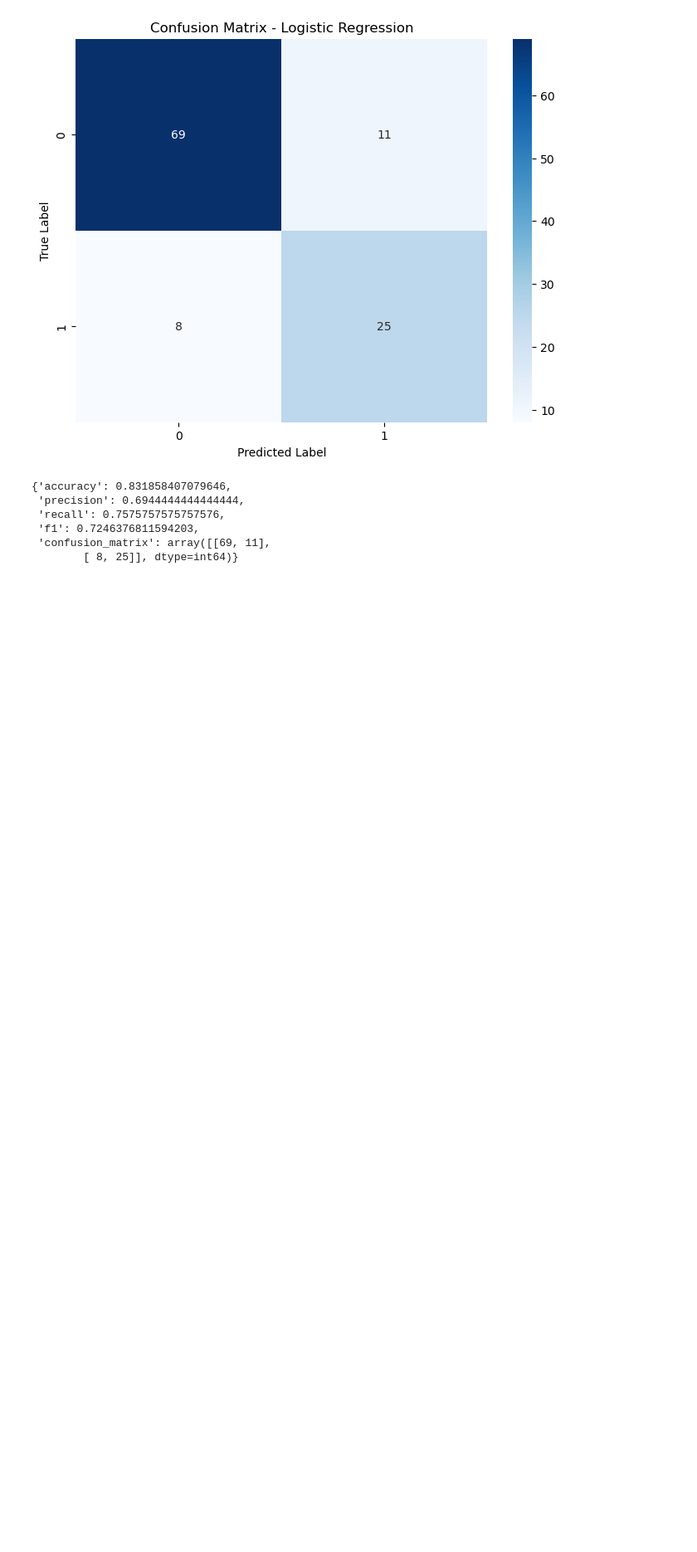
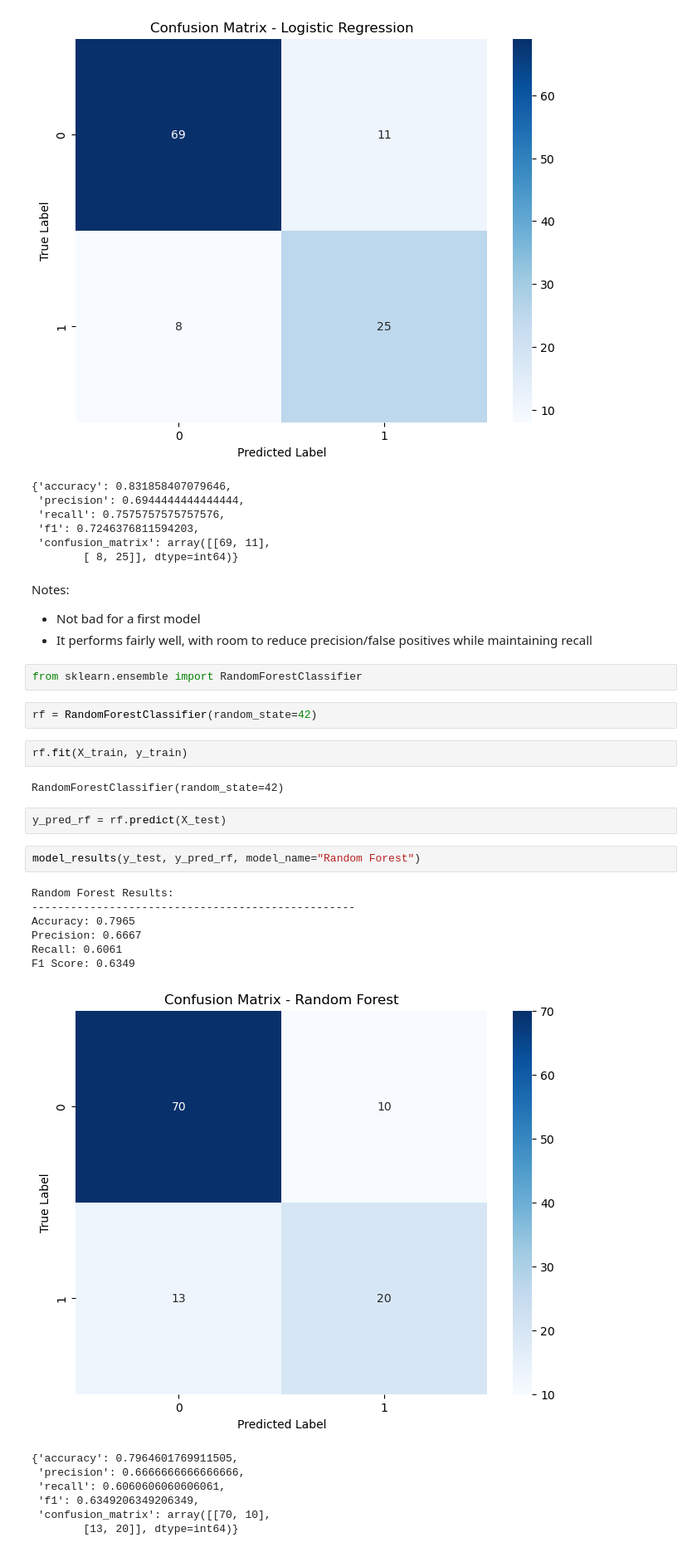
Before and after one commit to halchemylab/Autism_Prediction_Machine_Learning_Project, a Jupyter notebook: analysis.ipynb, the cells around one changed output. Shown at 83% size. Drawn from its saved outputs; the diff is of its cells as text; blank space fills up the shorter version.

```diff
--- a/analysis.ipynb
+++ b/analysis.ipynb
@@ -565,3 +565,33 @@ F1 Score: 0.7246
  'f1': 0.7246376811594203,
  'confusion_matrix': array([[69, 11],
         [ 8, 25]], dtype=int64)}
+# %% [markdown]
+Notes:
+- Not bad for a first model
+- It performs fairly well, with room to reduce precision/false positives while maintaining recall
+# %%
+from sklearn.ensemble import RandomForestClassifier
+# %%
+rf = RandomForestClassifier(random_state=42)
+# %%
+rf.fit(X_train, y_train)
+# %% [output]
+RandomForestClassifier(random_state=42)
+# %%
+y_pred_rf = rf.predict(X_test)
+# %%
+model_results(y_test, y_pred_rf, model_name="Random Forest")
+# %% [output]
+Random Forest Results:
+--------------------------------------------------
+Accuracy: 0.7965
+Precision: 0.6667
+Recall: 0.6061
+F1 Score: 0.6349
+[figure, added]
+{'accuracy': 0.7964601769911505,
+ 'precision': 0.6666666666666666,
+ 'recall': 0.6060606060606061,
+ 'f1': 0.6349206349206349,
+ 'confusion_matrix': array([[70, 10],
+        [13, 20]], dtype=int64)}
```
Also changed, not shown: parts of 12 cells of this notebook.
